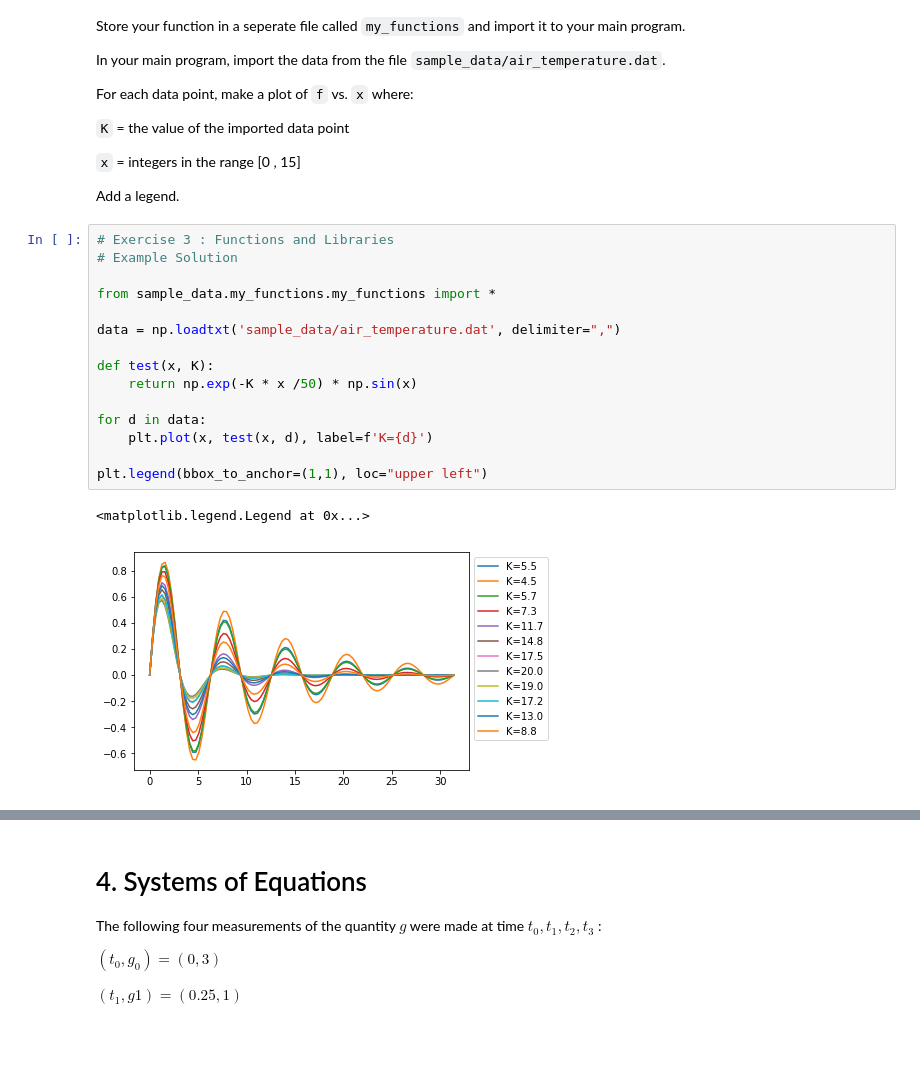
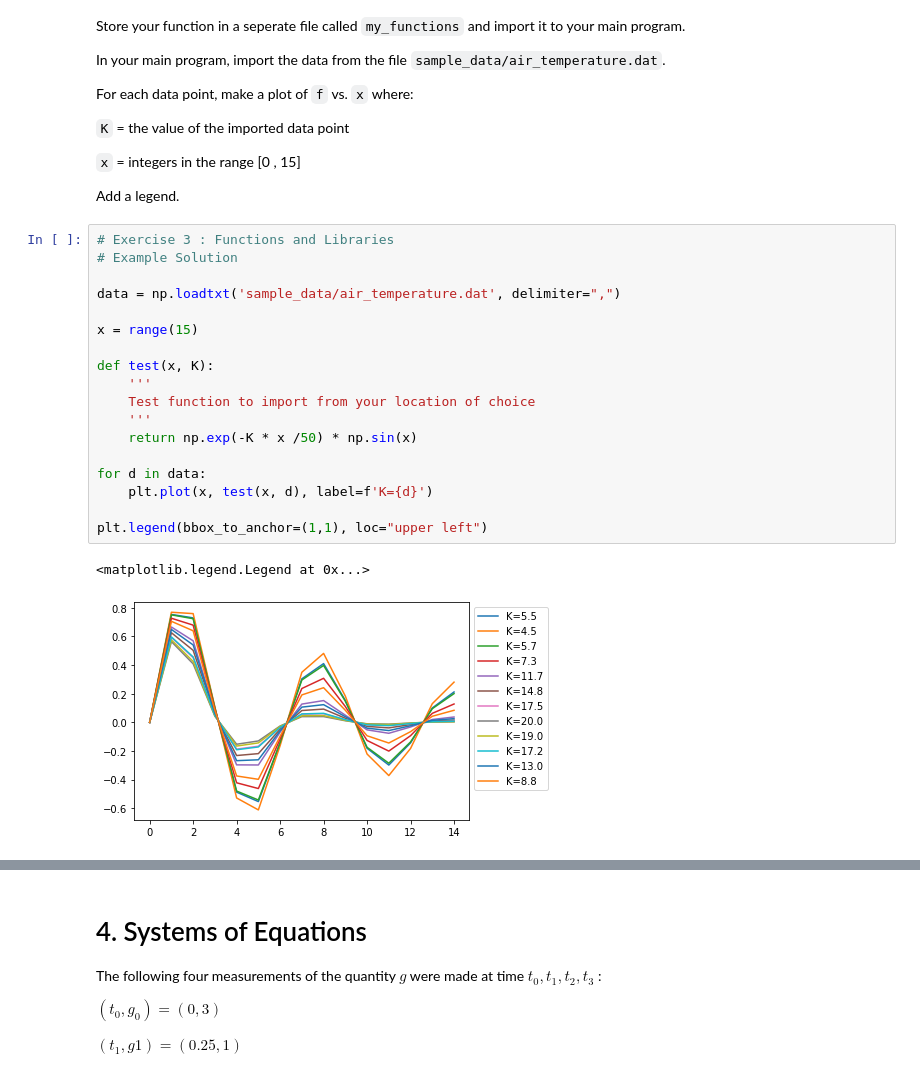
Before and after one commit to hphilamore/ILAS_PyEng2019, a Jupyter notebook: 07_PractiseProblems__ClassMaterial.ipynb, the cells around one changed output, grey strips where cells are left out. Drawn from its saved outputs; the diff is of its cells as text; blank space fills up the shorter version.

```diff
--- a/07_PractiseProblems__ClassMaterial.ipynb
+++ b/07_PractiseProblems__ClassMaterial.ipynb
@@ -176,18 +176,21 @@ Add a legend.
 # %%
 # Exercise 3 : Functions and Libraries
 # Example Solution
 
-from sample_data.my_functions.my_functions import *
-
 data = np.loadtxt('sample_data/air_temperature.dat', delimiter=",")
 
+x = range(15)
+
 def test(x, K):
+    '''
+    Test function to import from your location of choice
+    '''
     return np.exp(-K * x /50) * np.sin(x)
 
 for d in data:
     plt.plot(x, test(x, d), label=f'K={d}')
 
 plt.legend(bbox_to_anchor=(1,1), loc="upper left")
 # %% [output]
 <matplotlib.legend.Legend at 0x...>
-[figure, old version]
+[figure, new version]
```
Also changed, not shown: parts of 6 cells of this notebook, 2 other files.
